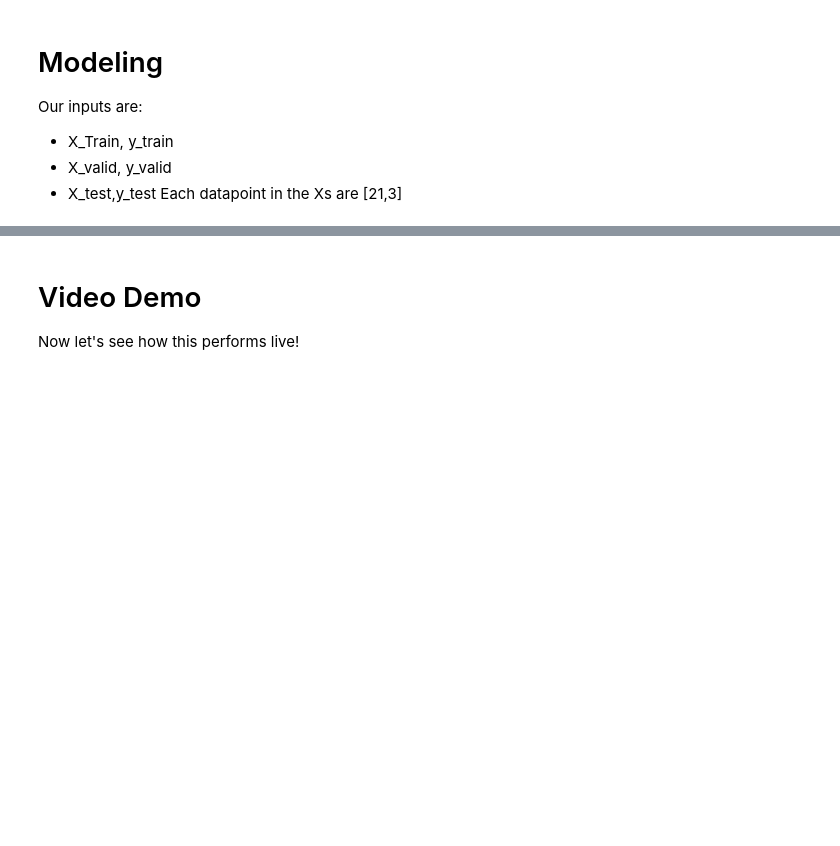
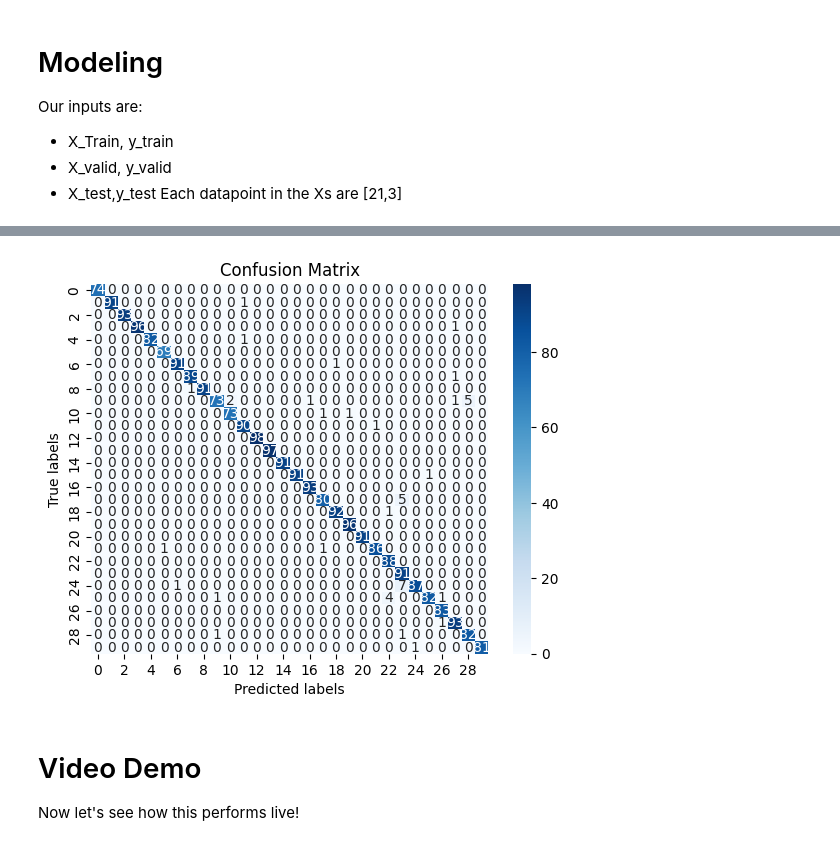
Before and after one commit to Kennethm-spec/ASL-Auto-Complete, a Jupyter notebook: src/Modeling/train_model_andrew.ipynb, the cells around one changed output, grey strips where cells are left out. Drawn from its saved outputs; the diff is of its cells as text; code cells hidden in the pictures; blank space fills up the shorter version.

```diff
--- a/src/Modeling/train_model_andrew.ipynb
+++ b/src/Modeling/train_model_andrew.ipynb
@@ -147,0 +154,20 @@ Loss: 0.08085747808218002
+# %%
+from sklearn.metrics import confusion_matrix
+import matplotlib.pyplot as plt
+import seaborn as sns
+
+preds = model.predict(np.array(X_test))
+preds =  np.argmax(preds,axis=1)
+cm = confusion_matrix(np.argmax(y_test,axis=1), preds)
+# print(cm)
+# create a heatmap of the confusion matrix
+sns.heatmap(cm, annot=True, cmap='Blues', fmt='g')
+
+# add axis labels and title
+plt.xlabel('Predicted labels')
+plt.ylabel('True labels')
+plt.title('Confusion Matrix')
+
+# show the plot
+plt.show()
+# %% [output]
@@ -148,3 +175,4 @@ Loss: 0.08085747808218002
+[figure, added]
 # %% [markdown]
 # Video Demo
 Now let's see how this performs live!
```
Also changed, not shown: parts of 4 cells of this notebook, 7 other files.
